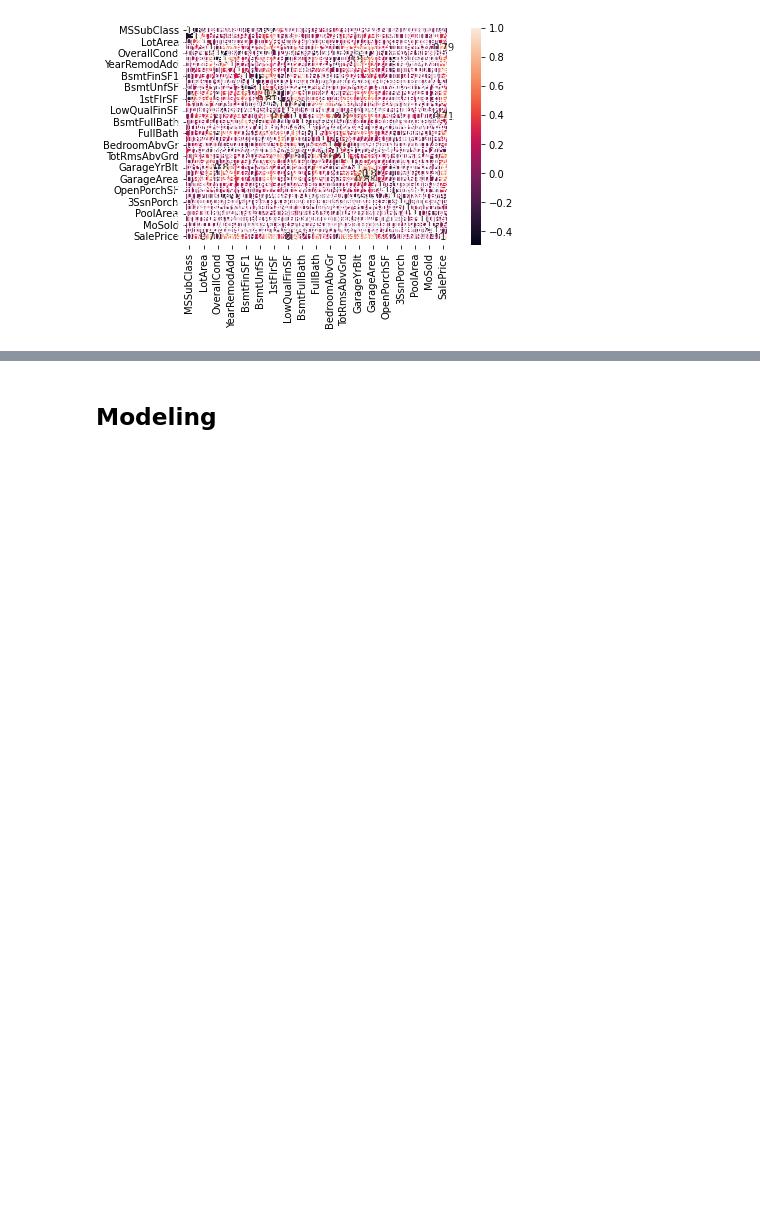
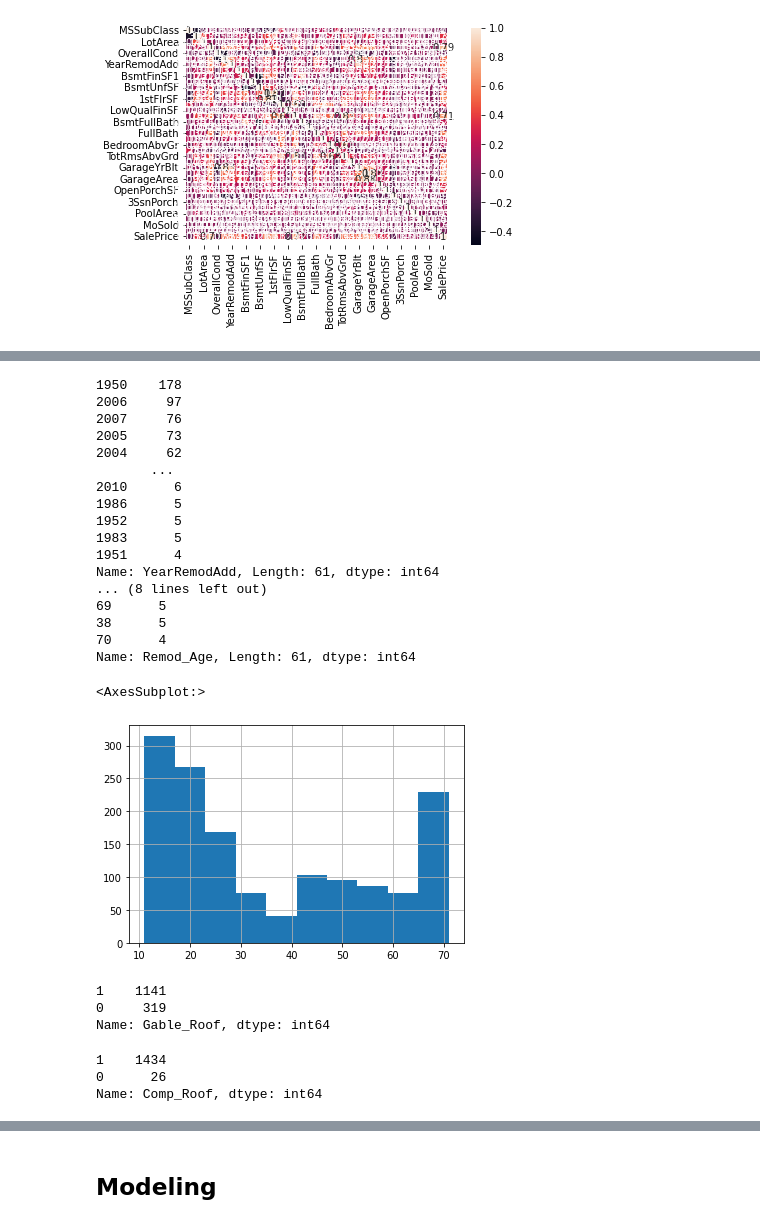
Before and after one commit to TheHamhams/Housing-Kaggle, a Jupyter notebook: Housing Notebook.ipynb, the cells around one changed output, grey strips where cells are left out. Saved outputs shown, nothing was run; the diff lists cells and outputs as text; code cells hidden in the pictures; blank space fills up the shorter version.

```diff
--- a/Housing Notebook.ipynb
+++ b/Housing Notebook.ipynb
@@ -107,0 +339,41 @@ Name: MSSubClass, dtype: int64
+# %%
+print(training.YearRemodAdd.value_counts())
+training['Remod_Age'] = training.YearRemodAdd.apply(lambda x: year - x)
+print(training.Remod_Age.value_counts())
+training.Remod_Age.hist()
+# %% [output]
+1950    178
+2006     97
+2007     76
+2005     73
+2004     62
+       ...
+2010      6
+1986      5
+1952      5
+1983      5
+1951      4
+Name: YearRemodAdd, Length: 61, dtype: int64
+... (8 lines left out)
+69      5
+38      5
+70      4
+Name: Remod_Age, Length: 61, dtype: int64
+<AxesSubplot:>
+[figure, added]
+# %%
+training.RoofStyle.value_counts()
+training['Gable_Roof'] = training.RoofStyle.apply(lambda x: 1 if x == 'Gable' else 0)
+training.Gable_Roof.value_counts()
+# %% [output]
+1    1141
+0     319
+Name: Gable_Roof, dtype: int64
+# %%
+training.RoofMatl.value_counts()
+training['Comp_Roof'] = training.RoofMatl.apply(lambda x: 1 if x == 'CompShg' else 0)
+training.Comp_Roof.value_counts()
+# %% [output]
+1    1434
+0      26
+Name: Comp_Roof, dtype: int64
```
Also changed, not shown: parts of 25 cells of this notebook, 1 other file.
